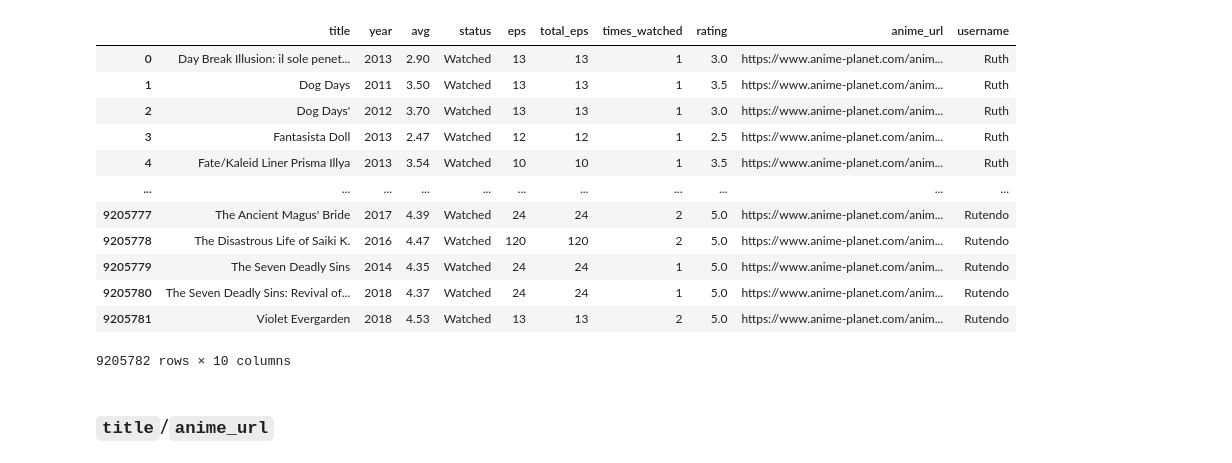
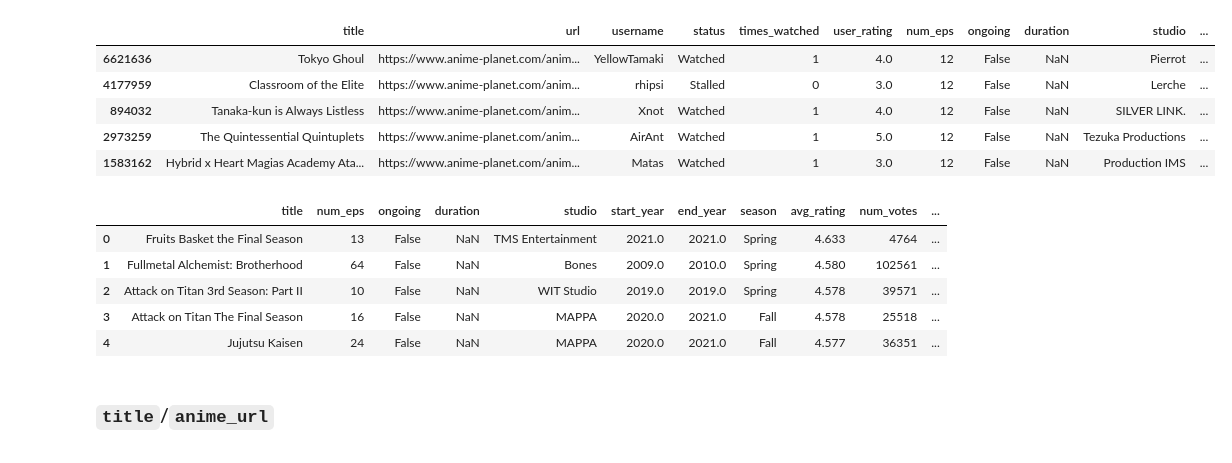
Before and after one commit to alancmathew/anime-recommendation-engine, a Jupyter notebook: notebooks/08_exploratoryDataAnalysis.ipynb, the cells around one changed output. Saved outputs shown, nothing was run; the diff lists cells and outputs as text; code cells hidden in the pictures.

```diff
--- a/notebooks/08_exploratoryDataAnalysis.ipynb
+++ b/notebooks/08_exploratoryDataAnalysis.ipynb
@@ -11,19 +19,21 @@ df = pd.read_pickle('../data/watch_list_clean.pkl.xz')
 # %%
-df
+df.sample(5)
 # %% [output]
-|  | title | year | avg | status | eps | total_eps | times_watched | rating | anime_url | username |
-| 0 | Day Break Illusion: il sole penet... | 2013 | 2.90 | Watched | 13 | 13 | 1 | 3.0 | https://www.anime-planet.com/anim... | Ruth |
-| 1 | Dog Days | 2011 | 3.50 | Watched | 13 | 13 | 1 | 3.5 | https://www.anime-planet.com/anim... | Ruth |
-| 2 | Dog Days' | 2012 | 3.70 | Watched | 13 | 13 | 1 | 3.0 | https://www.anime-planet.com/anim... | Ruth |
-| 3 | Fantasista Doll | 2013 | 2.47 | Watched | 12 | 12 | 1 | 2.5 | https://www.anime-planet.com/anim... | Ruth |
-| 4 | Fate/Kaleid Liner Prisma Illya | 2013 | 3.54 | Watched | 10 | 10 | 1 | 3.5 | https://www.anime-planet.com/anim... | Ruth |
-| ... | ... | ... | ... | ... | ... | ... | ... | ... | ... | ... |
-| 9205777 | The Ancient Magus' Bride | 2017 | 4.39 | Watched | 24 | 24 | 2 | 5.0 | https://www.anime-planet.com/anim... | Rutendo |
-| 9205778 | The Disastrous Life of Saiki K. | 2016 | 4.47 | Watched | 120 | 120 | 2 | 5.0 | https://www.anime-planet.com/anim... | Rutendo |
-| 9205779 | The Seven Deadly Sins | 2014 | 4.35 | Watched | 24 | 24 | 1 | 5.0 | https://www.anime-planet.com/anim... | Rutendo |
-| 9205780 | The Seven Deadly Sins: Revival of... | 2018 | 4.37 | Watched | 24 | 24 | 1 | 5.0 | https://www.anime-planet.com/anim... | Rutendo |
-| 9205781 | Violet Evergarden | 2018 | 4.53 | Watched | 13 | 13 | 2 | 5.0 | https://www.anime-planet.com/anim... | Rutendo |
+|  | title | url | username | status | times_watched | user_rating | num_eps | ongoing | duration | studio | ... |
+| 6621636 | Tokyo Ghoul | https://www.anime-planet.com/anim... | YellowTamaki | Watched | 1 | 4.0 | 12 | False | NaN | Pierrot | ... |
+| 4177959 | Classroom of the Elite | https://www.anime-planet.com/anim... | rhipsi | Stalled | 0 | 3.0 | 12 | False | NaN | Lerche | ... |
+| 894032 | Tanaka-kun is Always Listless | https://www.anime-planet.com/anim... | Xnot | Watched | 1 | 4.0 | 12 | False | NaN | SILVER LINK. | ... |
+| 2973259 | The Quintessential Quintuplets | https://www.anime-planet.com/anim... | AirAnt | Watched | 1 | 5.0 | 12 | False | NaN | Tezuka Productions | ... |
+| 1583162 | Hybrid x Heart Magias Academy Ata... | https://www.anime-planet.com/anim... | Matas | Watched | 1 | 3.0 | 12 | False | NaN | Production IMS | ... |
-9205782 rows × 10 columns
+# %%
+anime.head()
+# %% [output]
+|  | title | num_eps | ongoing | duration | studio | start_year | end_year | season | avg_rating | num_votes | ... |
+| 0 | Fruits Basket the Final Season | 13 | False | NaN | TMS Entertainment | 2021.0 | 2021.0 | Spring | 4.633 | 4764 | ... |
+| 1 | Fullmetal Alchemist: Brotherhood | 64 | False | NaN | Bones | 2009.0 | 2010.0 | Spring | 4.580 | 102561 | ... |
+| 2 | Attack on Titan 3rd Season: Part II | 10 | False | NaN | WIT Studio | 2019.0 | 2019.0 | Spring | 4.578 | 39571 | ... |
+| 3 | Attack on Titan The Final Season | 16 | False | NaN | MAPPA | 2020.0 | 2021.0 | Fall | 4.578 | 25518 | ... |
+| 4 | Jujutsu Kaisen | 24 | False | NaN | MAPPA | 2020.0 | 2021.0 | Fall | 4.577 | 36351 | ... |
 # %% [markdown]
 ### `title`/`anime_url`
 # %%
```
Also changed, not shown: parts of 37 cells of this notebook, 6 other files.
